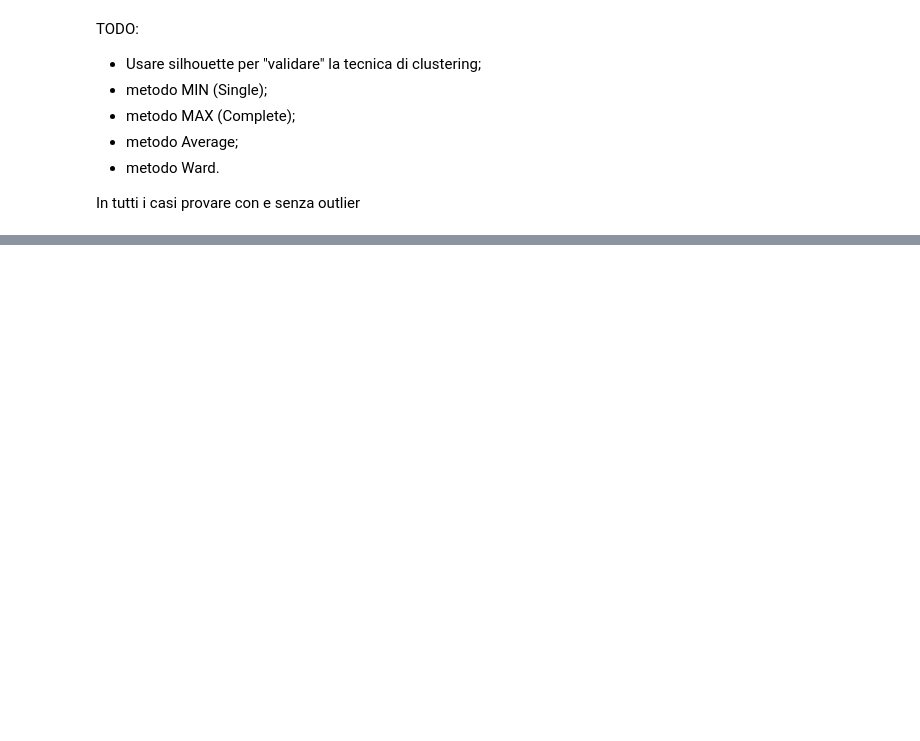
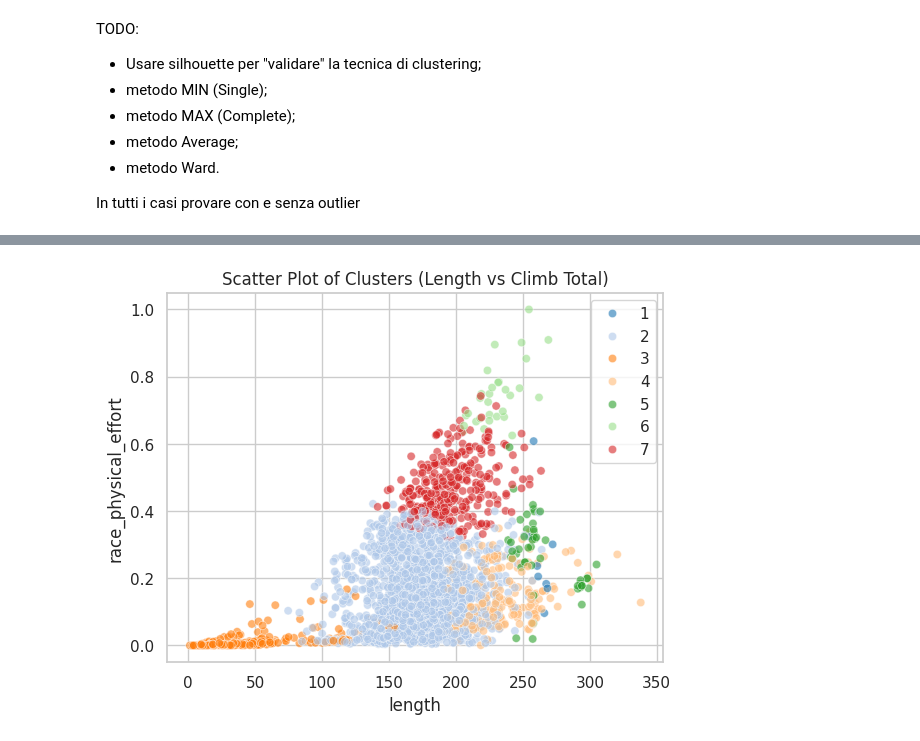
Before and after one commit to JacopoRaffi/DM_Project, a Jupyter notebook: TASK3/hierarchical_clustering.ipynb, the cells around one changed output, grey strips where cells are left out. Drawn from its saved outputs; the diff is of its cells as text; code cells hidden in the pictures; blank space fills up the shorter version.

```diff
--- a/TASK3/hierarchical_clustering.ipynb
+++ b/TASK3/hierarchical_clustering.ipynb
@@ -49,0 +73,14 @@ MemoryError: Unable to allocate 1.26 TiB for an array with shape (173688812578,)
+# %%
+# Cluster Labels extraction
+cluster_labels = fcluster(data_link, t=4, criterion='distance')
+# %%
+# Scatter plot of a few features to visualize clusters
+sns.set(style="whitegrid")
+sns.scatterplot(
+    x='length', y='race_physical_effort', hue=cluster_labels, palette='tab20',
+    data=data_for_clustering, legend='full', alpha=0.6
+)
+plt.title("Scatter Plot of Clusters (Length vs Climb Total)")
+plt.show()
+# %% [output]
+[figure, added]
```
Also changed, not shown: parts of 8 cells of this notebook.
